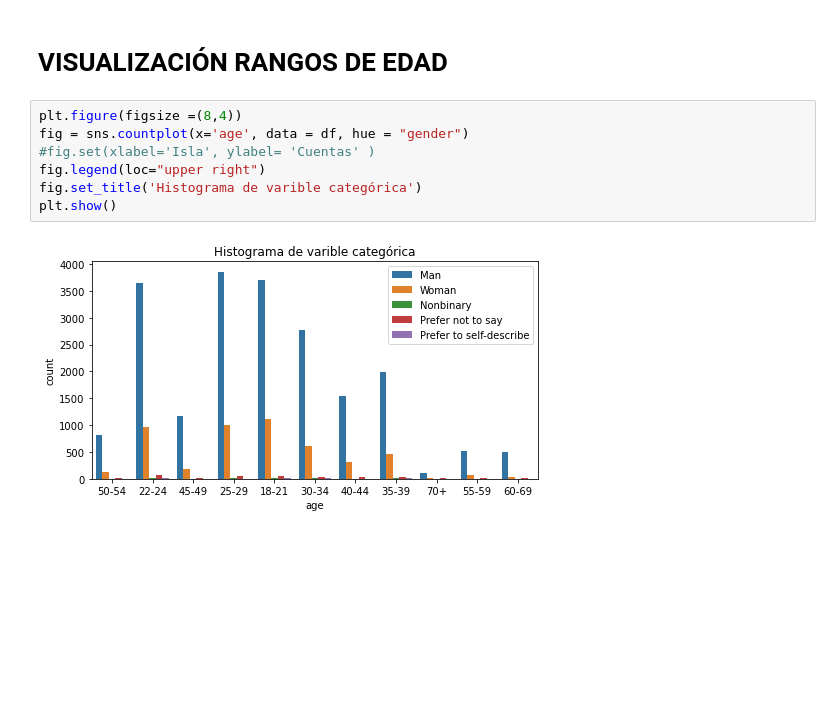
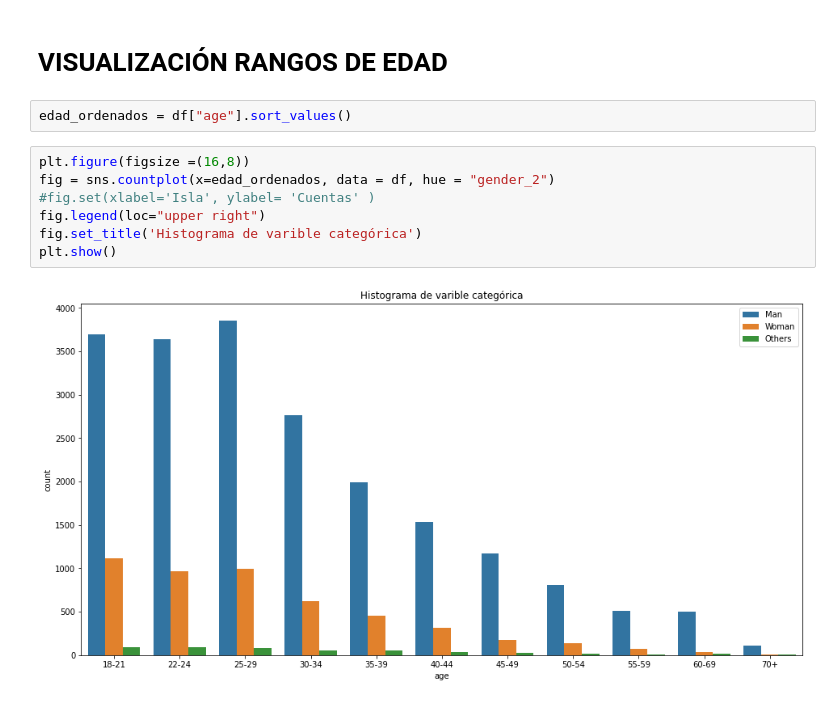
Before and after one commit to Adalab/project-da-promo-A-module-2-team-1-, a Jupyter notebook: limpieza/prueba_visualizacion.ipynb, the cells around one changed output. Saved outputs shown, nothing was run; the diff lists cells and outputs as text; blank space fills up the shorter version.

```diff
--- a/limpieza/prueba_visualizacion.ipynb
+++ b/limpieza/prueba_visualizacion.ipynb
@@ -32,12 +33,14 @@ plt.show()
 # %% [markdown]
 # VISUALIZACIÓN RANGOS DE EDAD
+# %%
+edad_ordenados = df["age"].sort_values()
 # %%
-plt.figure(figsize =(8,4))
-fig = sns.countplot(x='age', data = df, hue = "gender")
+plt.figure(figsize =(16,8))
+fig = sns.countplot(x=edad_ordenados, data = df, hue = "gender_2")
 #fig.set(xlabel='Isla', ylabel= 'Cuentas' )
 fig.legend(loc="upper right")
 fig.set_title('Histograma de varible categórica')
 plt.show()
 # %% [output]
-[figure, old version]
+[figure, new version]
 # %%
```
Also changed, not shown: parts of 7 cells of this notebook, 1 other file.
